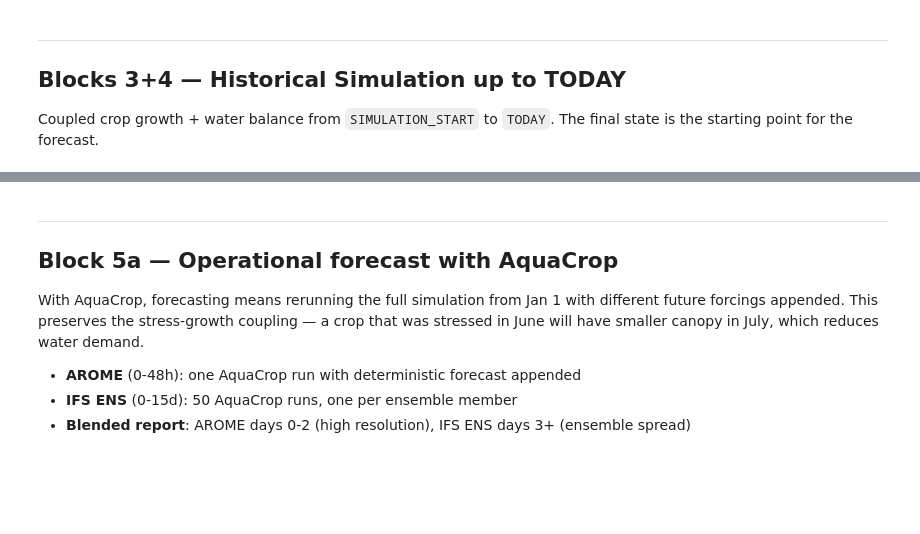
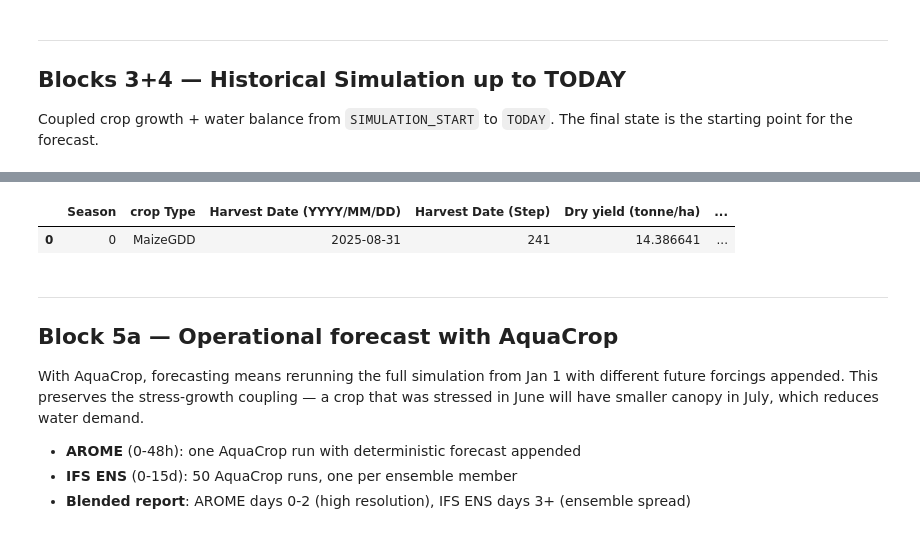
Before and after one commit to Catmosphere314/IrriGator, a Jupyter notebook: notebook/66_full_pipeline_acquacrop.ipynb, the cells around one changed output, grey strips where cells are left out. Cells and saved outputs as stored; diff of their text form; code cells hidden in the pictures; blank space fills up the shorter version.

```diff
--- a/notebook/66_full_pipeline_acquacrop.ipynb
+++ b/notebook/66_full_pipeline_acquacrop.ipynb
@@ -268,3 +240,8 @@ hist_run.final_results
+# %%
+hist_run.final_results
+# %% [output]
+|  | Season | crop Type | Harvest Date (YYYY/MM/DD) | Harvest Date (Step) | Dry yield (tonne/ha) | ... |
+| 0 | 0 | MaizeGDD | 2025-08-31 | 241 | 14.386641 | ... |
 # %% [markdown]
 ---
 ## Block 5a — Operational forecast with AquaCrop
```
Also changed, not shown: parts of 25 cells of this notebook.
